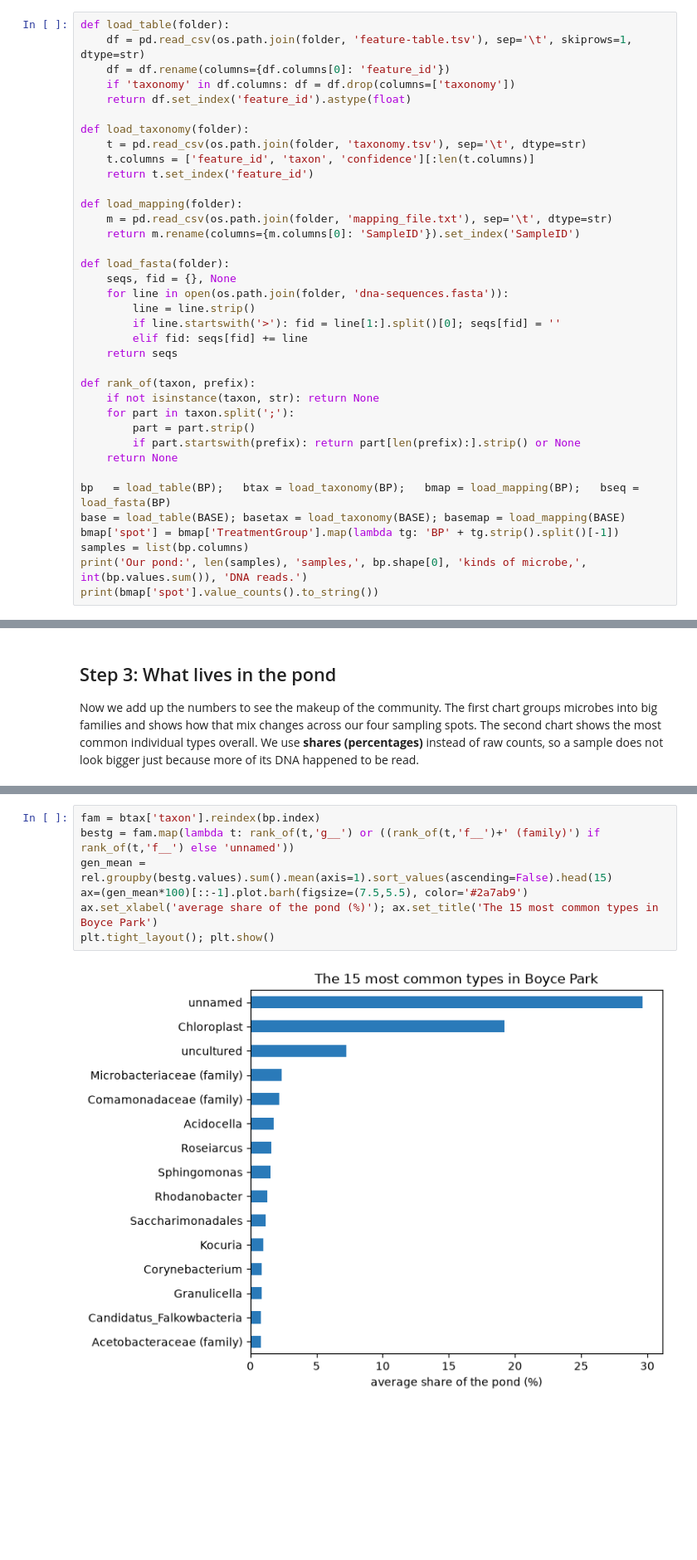
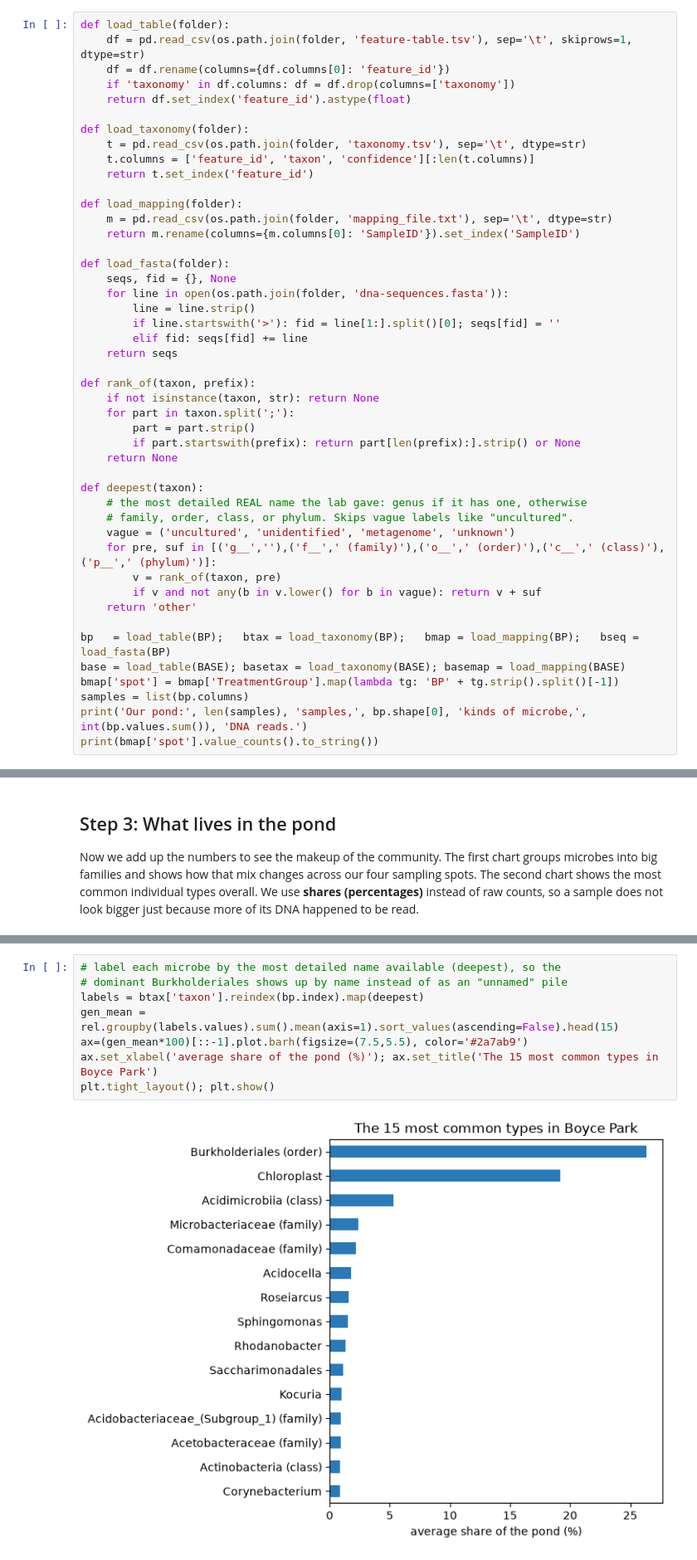
Before and after one commit to TomAs-1226/who-lives-there-boyce-park, a Jupyter notebook: Boyce_Park_Taxonomy.ipynb, the cells around one changed output, grey strips where cells are left out. Shown at 83% size. Saved outputs shown, nothing was run; the diff lists cells and outputs as text; blank space fills up the shorter version.

```diff
--- a/Boyce_Park_Taxonomy.ipynb
+++ b/Boyce_Park_Taxonomy.ipynb
@@ -78,6 +78,15 @@ def rank_of(taxon, prefix):
         if part.startswith(prefix): return part[len(prefix):].strip() or None
     return None
 
+def deepest(taxon):
+    # the most detailed REAL name the lab gave: genus if it has one, otherwise
+    # family, order, class, or phylum. Skips vague labels like "uncultured".
+    vague = ('uncultured', 'unidentified', 'metagenome', 'unknown')
+    for pre, suf in [('g__',''),('f__',' (family)'),('o__',' (order)'),('c__',' (class)'),('p__',' (phylum)')]:
+        v = rank_of(taxon, pre)
+        if v and not any(b in v.lower() for b in vague): return v + suf
+    return 'other'
+
 bp   = load_table(BP);   btax = load_taxonomy(BP);   bmap = load_mapping(BP);   bseq = load_fasta(BP)
 base = load_table(BASE); basetax = load_taxonomy(BASE); basemap = load_mapping(BASE)
 bmap['spot'] = bmap['TreatmentGroup'].map(lambda tg: 'BP' + tg.strip().split()[-1])
@@ -312,14 +320,15 @@ ax.legend(bbox_to_anchor=(1.02,1), loc='upper left', fontsize=8); plt.tight_layo
 # %% [output]
 [figure]
 # %%
-fam = btax['taxon'].reindex(bp.index)
-bestg = fam.map(lambda t: rank_of(t,'g__') or ((rank_of(t,'f__')+' (family)') if rank_of(t,'f__') else 'unnamed'))
-gen_mean = rel.groupby(bestg.values).sum().mean(axis=1).sort_values(ascending=False).head(15)
+# label each microbe by the most detailed name available (deepest), so the
+# dominant Burkholderiales shows up by name instead of as an "unnamed" pile
+labels = btax['taxon'].reindex(bp.index).map(deepest)
+gen_mean = rel.groupby(labels.values).sum().mean(axis=1).sort_values(ascending=False).head(15)
 ax=(gen_mean*100)[::-1].plot.barh(figsize=(7.5,5.5), color='#2a7ab9')
 ax.set_xlabel('average share of the pond (%)'); ax.set_title('The 15 most common types in Boyce Park')
 plt.tight_layout(); plt.show()
 # %% [output]
-[figure, old version]
+[figure, new version]
 # %% [markdown]
 ## Step 4: Two comparison pictures
 To compare whole communities, we make a **similarity map**. Each dot is one water sample, and samples with similar life sit close together while different ones sit far apart. Under the hood we score how different every pair of samples is, then lay them out on a flat map. Picture A puts our pond next to the rivers and the other sites. Picture B zooms into just our own pond, colored by sampling spot.
```
Also changed, not shown: parts of 1 cell of this notebook, 1 other file.
